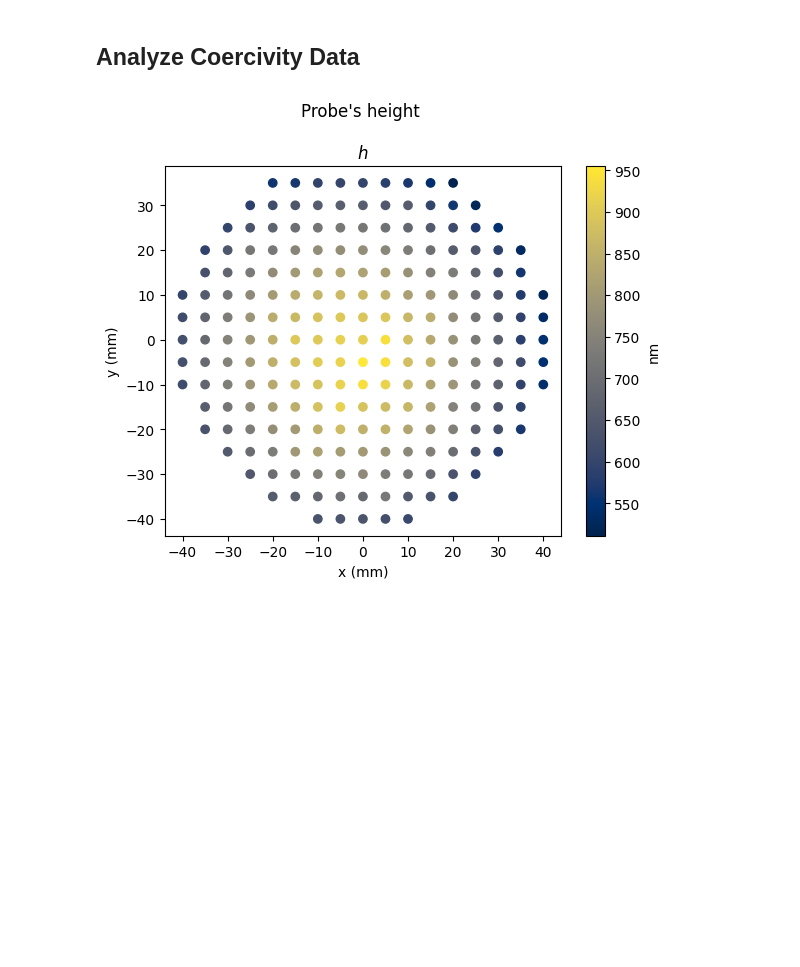
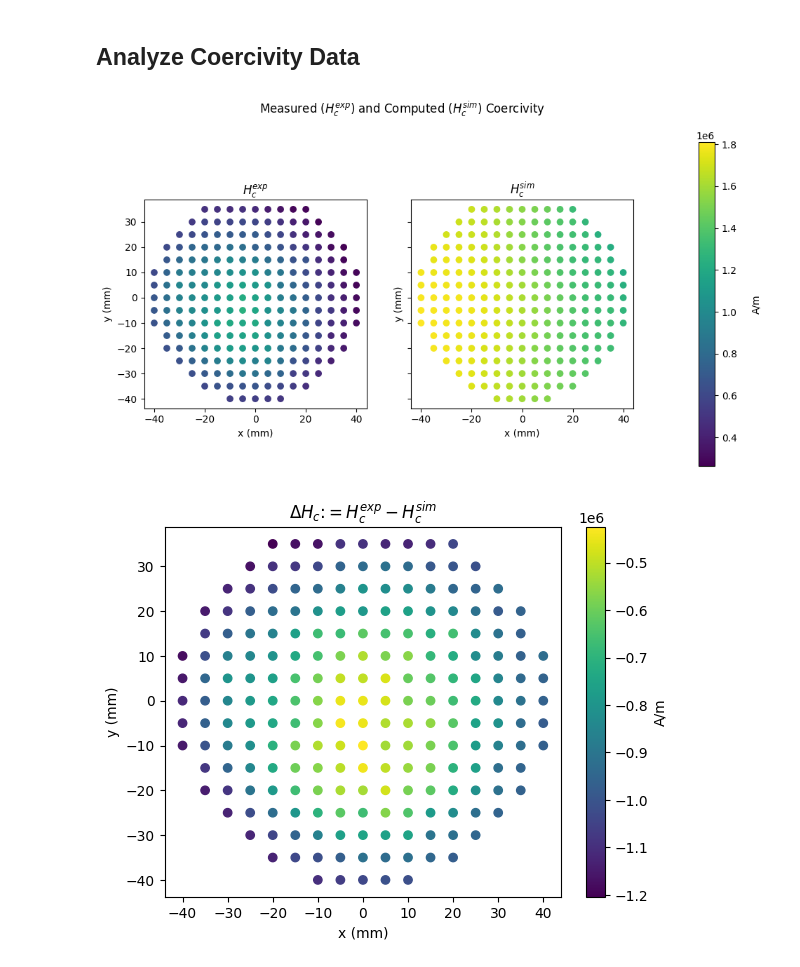
Before and after one commit to MaMMoS-project/ML-models, a Jupyter notebook: experimental-simulation-hc/demonstrator_notebook/analysis.ipynb, the cells around one changed output. Cells and saved outputs as stored; diff of their text form; code cells hidden in the pictures; blank space fills up the shorter version.

Commit message:
add back plots Hc

```diff
--- a/experimental-simulation-hc/demonstrator_notebook/analysis.ipynb
+++ b/experimental-simulation-hc/demonstrator_notebook/analysis.ipynb
@@ -26,6 +26,7 @@ fmdh_filename = '/'.join([DATA_FOLDER, 'full_micromagnetic_with_height.csv'])
 # %% [markdown]
 ## Analyze Coercivity Data
 # %%
-analyze_neel_data(DATA_FOLDER, PLOTS_FOLDER, fmdh_filename)
+analyze_neel_data(DATA_FOLDER, fmdh_filename=fmdh_filename)
 # %% [output]
-[figure, old version]
+[figure, new version]
+[figure, added]
```
Also changed, not shown: parts of 1 cell of this notebook, 1 other file.
